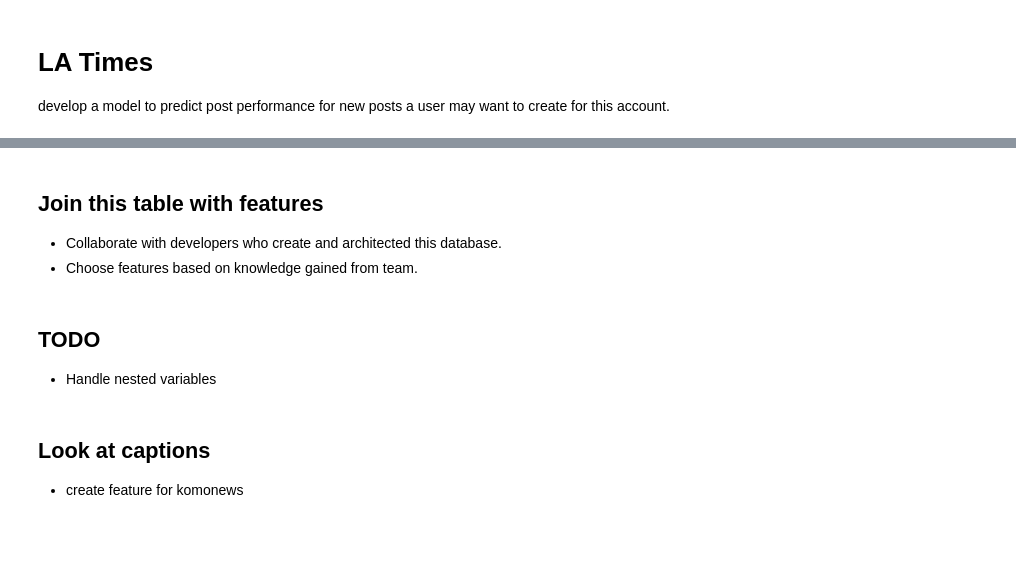
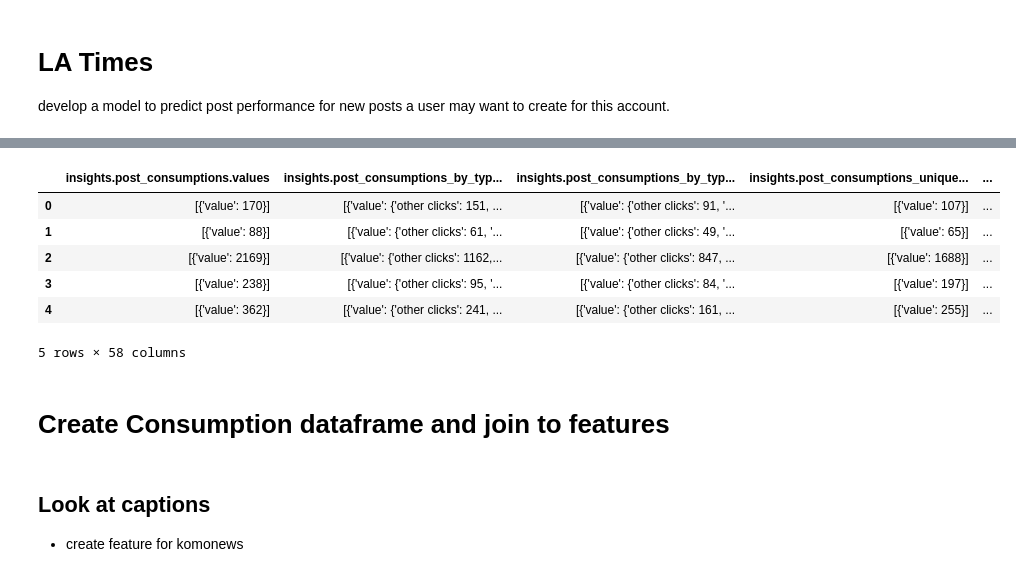
Before and after one commit to majickdave/latimes_challenge, a Jupyter notebook: LA times challenge.ipynb, the cells around one changed output, grey strips where cells are left out. Cells and saved outputs as stored; diff of their text form; code cells hidden in the pictures; blank space fills up the shorter version.

```diff
--- a/LA times challenge.ipynb
+++ b/LA times challenge.ipynb
@@ -34,3 +36,5 @@ display(df.shape)
+# %%
+insights = df[[col for col in df if col.startswith('insights')]]
 # %%
 pd.DataFrame((df.isna().sum()/df.shape[0]).sort_values(), columns=['Null %'])
 # %% [output]
@@ -88,8 +58,0 @@ pf[0].head()
-# %% [markdown]
-## Join this table with features
-- Collaborate with developers who create and architected this database.
-- Choose features based on knowledge gained from team.
-# %% [markdown]
-## TODO
-
-- Handle nested variables
@@ -95,0 +69,14 @@ pf[0].head()
+# %%
+it = insights[[col for col in insights.columns if 'values' in col]]
+
+it.head()
+# %% [output]
+|  | insights.post_consumptions.values | insights.post_consumptions_by_typ... | insights.post_consumptions_by_typ... | insights.post_consumptions_unique... | ... |
+| 0 | [{'value': 170}] | [{'value': {'other clicks': 151, ... | [{'value': {'other clicks': 91, '... | [{'value': 107}] | ... |
+| 1 | [{'value': 88}] | [{'value': {'other clicks': 61, '... | [{'value': {'other clicks': 49, '... | [{'value': 65}] | ... |
+| 2 | [{'value': 2169}] | [{'value': {'other clicks': 1162,... | [{'value': {'other clicks': 847, ... | [{'value': 1688}] | ... |
+| 3 | [{'value': 238}] | [{'value': {'other clicks': 95, '... | [{'value': {'other clicks': 84, '... | [{'value': 197}] | ... |
+| 4 | [{'value': 362}] | [{'value': {'other clicks': 241, ... | [{'value': {'other clicks': 161, ... | [{'value': 255}] | ... |
+5 rows × 58 columns
+# %% [markdown]
+# Create Consumption dataframe and join to features
```
Also changed, not shown: parts of 32 cells of this notebook.
